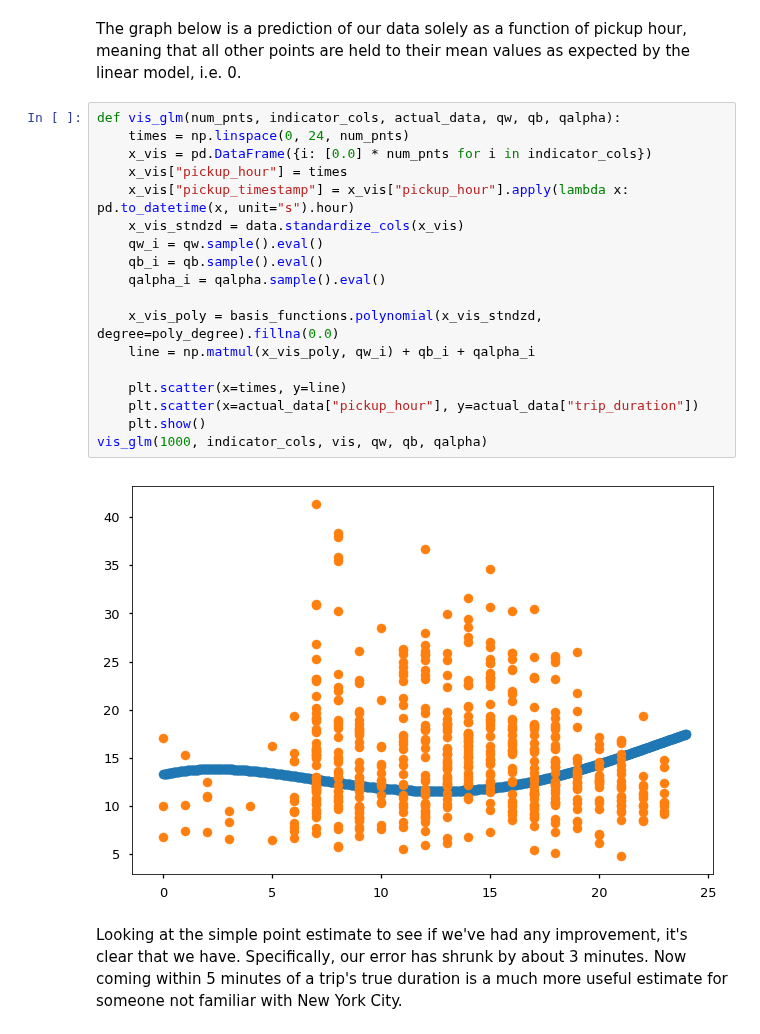
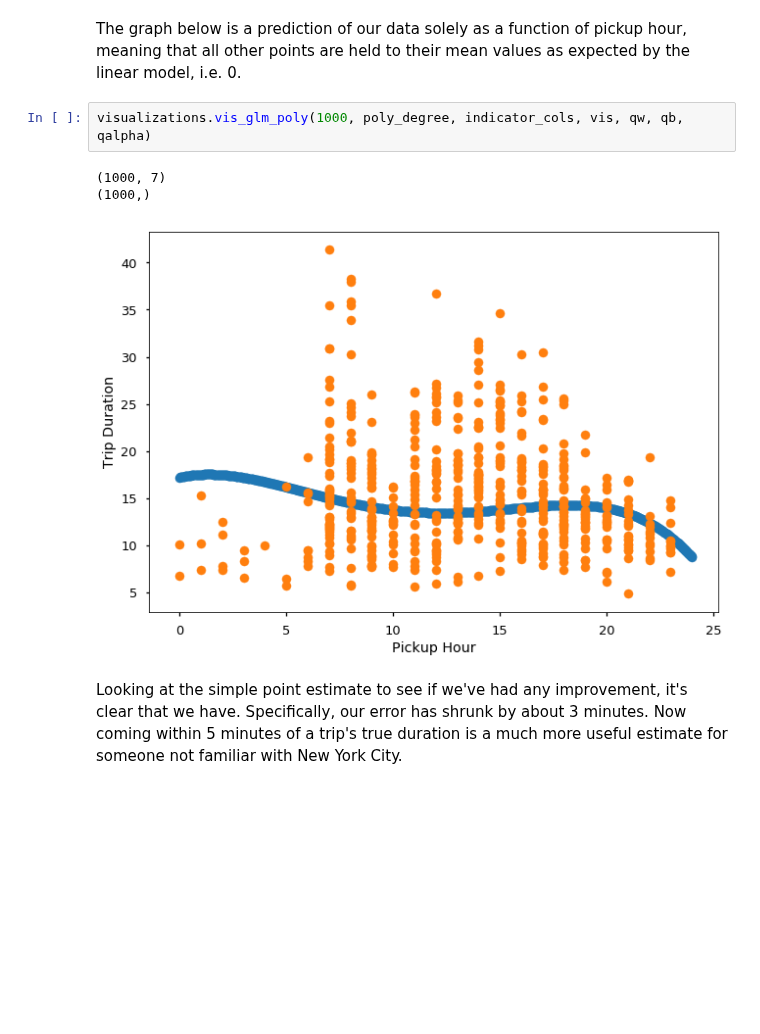
Before and after one commit to colby-j-wise/Probabilistic_Programming, a Jupyter notebook: FinalProject_GLM_PolynomialBasis.ipynb, the cells around one changed output. Saved outputs shown, nothing was run; the diff lists cells and outputs as text; blank space fills up the shorter version.

Commit message:
glm polynomial basis unfinished

```diff
--- a/FinalProject_GLM_PolynomialBasis.ipynb
+++ b/FinalProject_GLM_PolynomialBasis.ipynb
@@ -75,26 +81,12 @@ inference.run(n_iter=1000)
 # Critique
 # %% [markdown]
 The graph below is a prediction of our data solely as a function of pickup hour, meaning that all other points are held to their mean values as expected by the linear model, i.e. 0.
-# %%
-def vis_glm(num_pnts, indicator_cols, actual_data, qw, qb, qalpha):
-    times = np.linspace(0, 24, num_pnts)
-    x_vis = pd.DataFrame({i: [0.0] * num_pnts for i in indicator_cols})
-    x_vis["pickup_hour"] = times
-    x_vis["pickup_timestamp"] = x_vis["pickup_hour"].apply(lambda x: pd.to_datetime(x, unit="s").hour)
-    x_vis_stndzd = data.standardize_cols(x_vis)
-    qw_i = qw.sample().eval()
-    qb_i = qb.sample().eval()
-    qalpha_i = qalpha.sample().eval()
-
-    x_vis_poly = basis_functions.polynomial(x_vis_stndzd, degree=poly_degree).fillna(0.0)
-    line = np.matmul(x_vis_poly, qw_i) + qb_i + qalpha_i
-
-    plt.scatter(x=times, y=line)
-    plt.scatter(x=actual_data["pickup_hour"], y=actual_data["trip_duration"])
-    plt.show()
-vis_glm(1000, indicator_cols, vis, qw, qb, qalpha)
-# %% [output]
-[figure, removed]
+# %%
+visualizations.vis_glm_poly(1000, poly_degree, indicator_cols, vis, qw, qb, qalpha)
+# %% [output]
+(1000, 7)
+(1000,)
+[figure, added]
 # %% [markdown]
 Looking at the simple point estimate to see if we've had any improvement, it's clear that we have. Specifically, our error has shrunk by about 3 minutes. Now coming within 5 minutes of a trip's true duration is a much more useful estimate for someone not familiar with New York City.
 # %%
```
Also changed, not shown: parts of 6 cells of this notebook.
